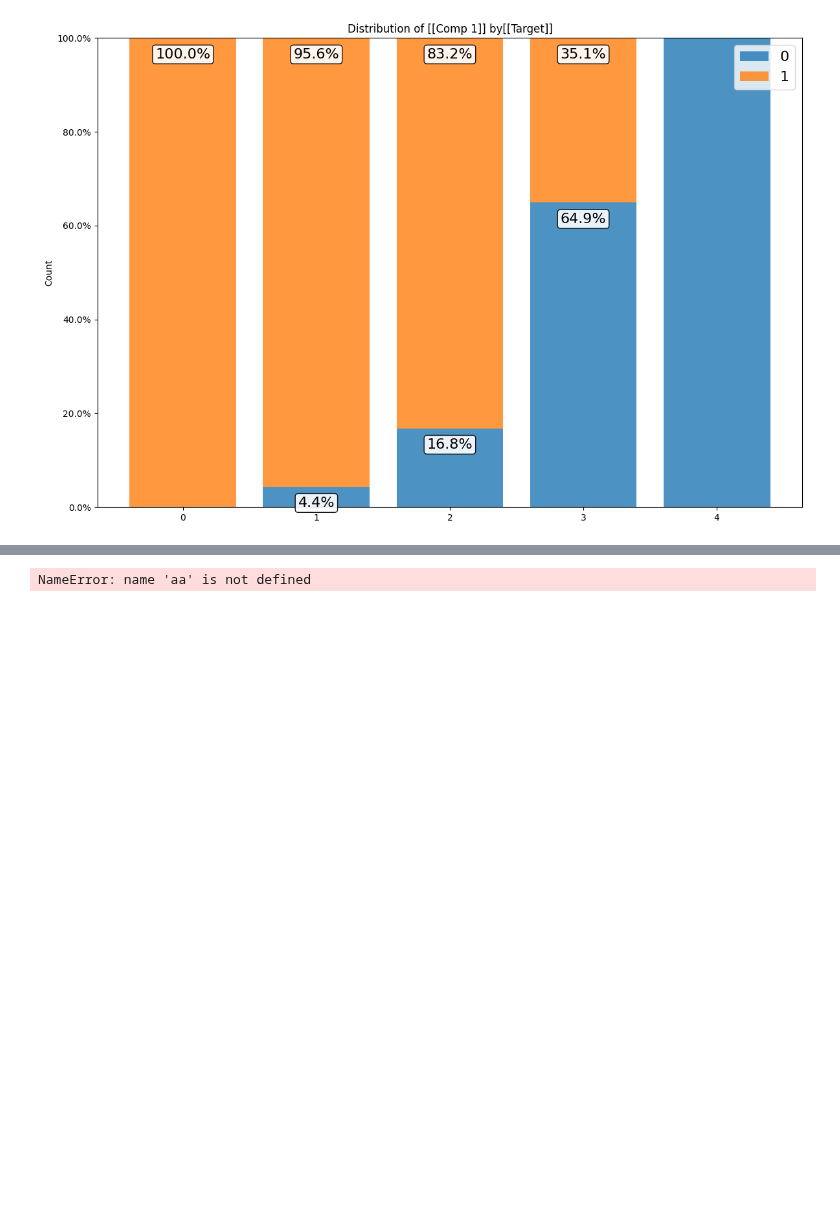
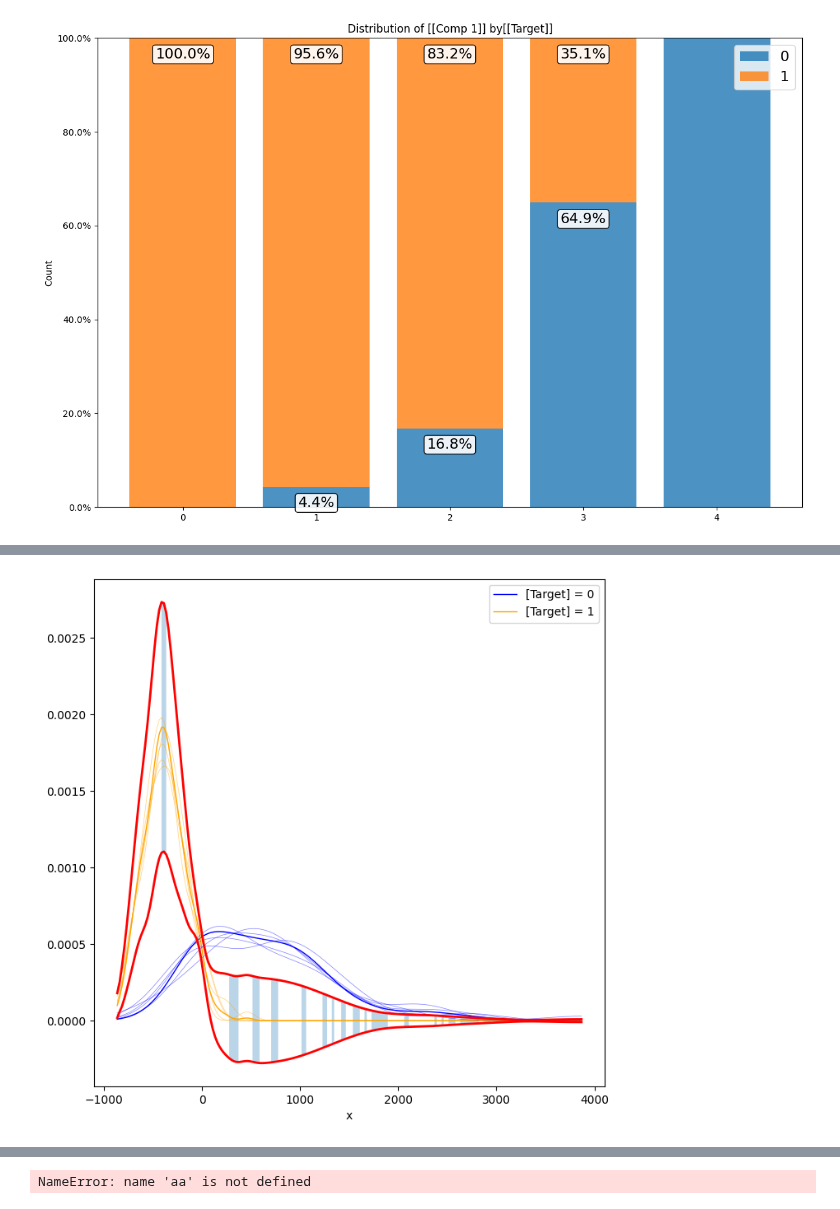
Before and after one commit to predictables/predictables, a Jupyter notebook: dev_univariate.ipynb, the cells around one changed output, grey strips where cells are left out. Drawn from its saved outputs; the diff is of its cells as text; code cells hidden in the pictures; blank space fills up the shorter version.

```diff
--- a/dev_univariate.ipynb
+++ b/dev_univariate.ipynb
@@ -213,2 +213,33 @@ roc_curve_plot(
+# %%
+%run "./PredicTables/univariate/src/plots/density_plot.py"
+ax = density_by_mpl(feature, m.y_train, fill_under=False)
+ax = density_by_mpl(feature, m.y_train, m.df.cv, ax=ax, use_labels=False, alpha=0.5, fill_under=False, line_width=0.5)
+sd = calculate_density_sd(feature, m.y_train, m.df.cv, grid_bins=200)
+ax = _plot_single_density_pm_standard_deviation(feature[m.y_train==1], sd[m.y_train==1], x_min=feature.min(), x_max=feature.max(), ax=ax)
+plt.legend()
+
+
+from scipy.stats import gaussian_kde
+dens = gaussian_kde(feature[m.y_train==1])
+pd.DataFrame({'x': np.linspace(feature.min(), feature.max(), 200)}).assign(
+    density=dens(np.linspace(feature.min(), feature.max(), 200))
+).assign(
+    density_sd=sd.values
+).assign(
+    _plusone=dens(np.linspace(feature.min(), feature.max(), 200)) + sd.values,
+    _minusone=dens(np.linspace(feature.min(), feature.max(), 200)) - sd.values
+).plot(
+    kind='line',
+    x='x',
+    y=['_plusone', '_minusone'],
+    color='red',
+    ax=ax,
+    label=None,
+    lw=2
+)
+
+plt.show()
+# %% [output]
+[figure, added]
 # %%
 %run "./PredicTables/univariate/src/plots/density_plot.py"
```
Also changed, not shown: parts of 5 cells of this notebook, 19 other files.
